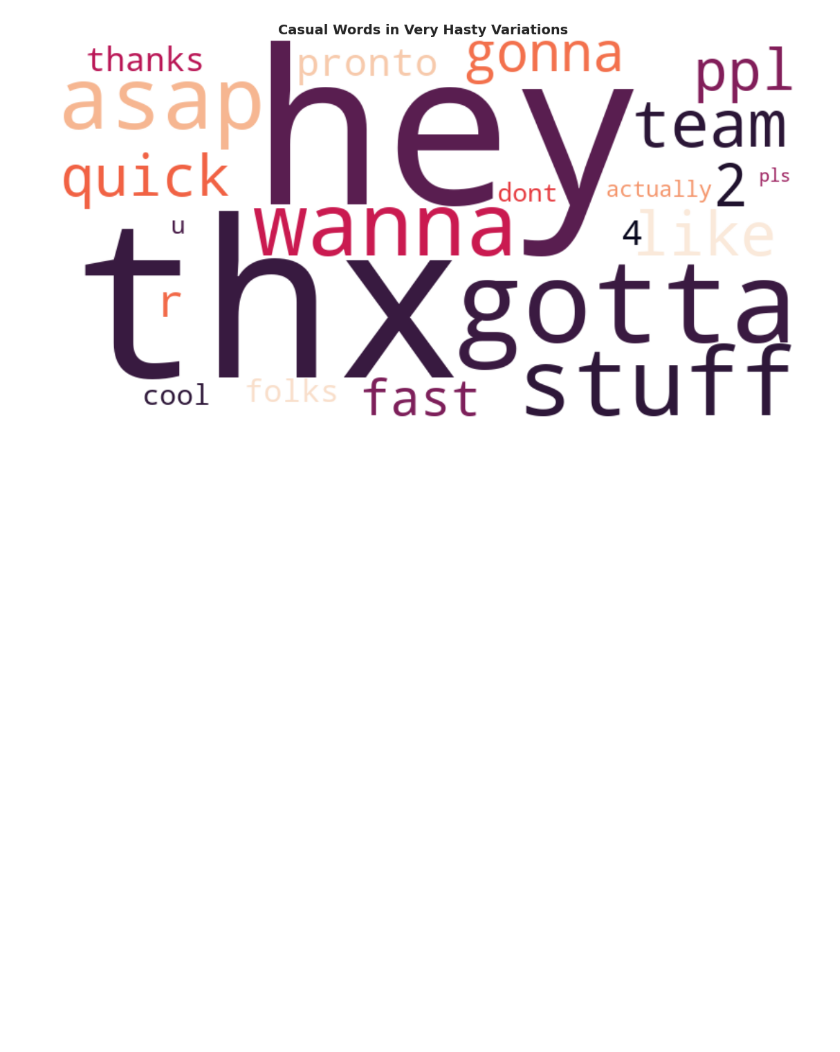
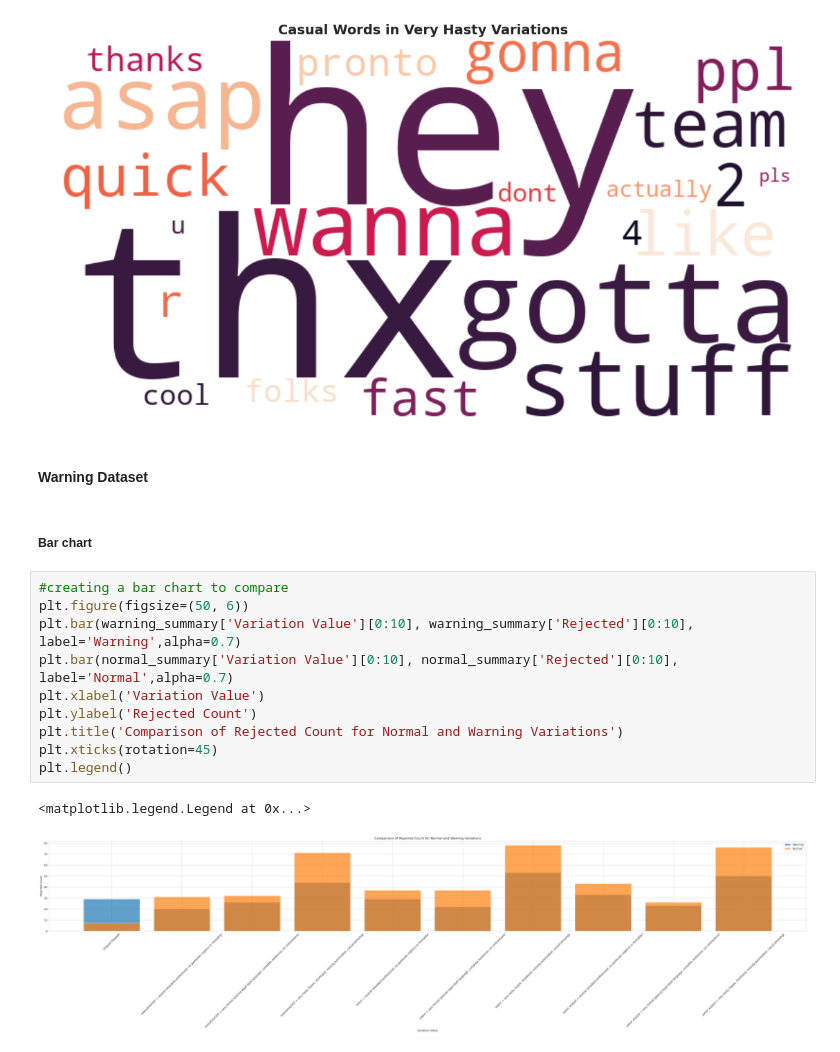
Before and after one commit to arwaguudle/AI-Data-Governance-Project, a Jupyter notebook: Automating-Data-Governance-main/variations_results/visulisation.ipynb, the cells around one changed output. Cells and saved outputs as stored; diff of their text form; blank space fills up the shorter version.

```diff
--- a/Automating-Data-Governance-main/variations_results/visulisation.ipynb
+++ b/Automating-Data-Governance-main/variations_results/visulisation.ipynb
@@ -365,3 +371,20 @@ plt.tight_layout()
 plt.show()
 # %% [output]
 [figure]
+# %% [markdown]
+#### Warning Dataset
+# %% [markdown]
+##### Bar chart
+# %%
+#creating a bar chart to compare
+plt.figure(figsize=(50, 6))
+plt.bar(warning_summary['Variation Value'][0:10], warning_summary['Rejected'][0:10], label='Warning',alpha=0.7)
+plt.bar(normal_summary['Variation Value'][0:10], normal_summary['Rejected'][0:10], label='Normal',alpha=0.7)
+plt.xlabel('Variation Value')
+plt.ylabel('Rejected Count')
+plt.title('Comparison of Rejected Count for Normal and Warning Variations')
+plt.xticks(rotation=45)
+plt.legend()
+# %% [output]
+<matplotlib.legend.Legend at 0x...>
+[figure, added]
```
Also changed, not shown: parts of 16 cells of this notebook.
